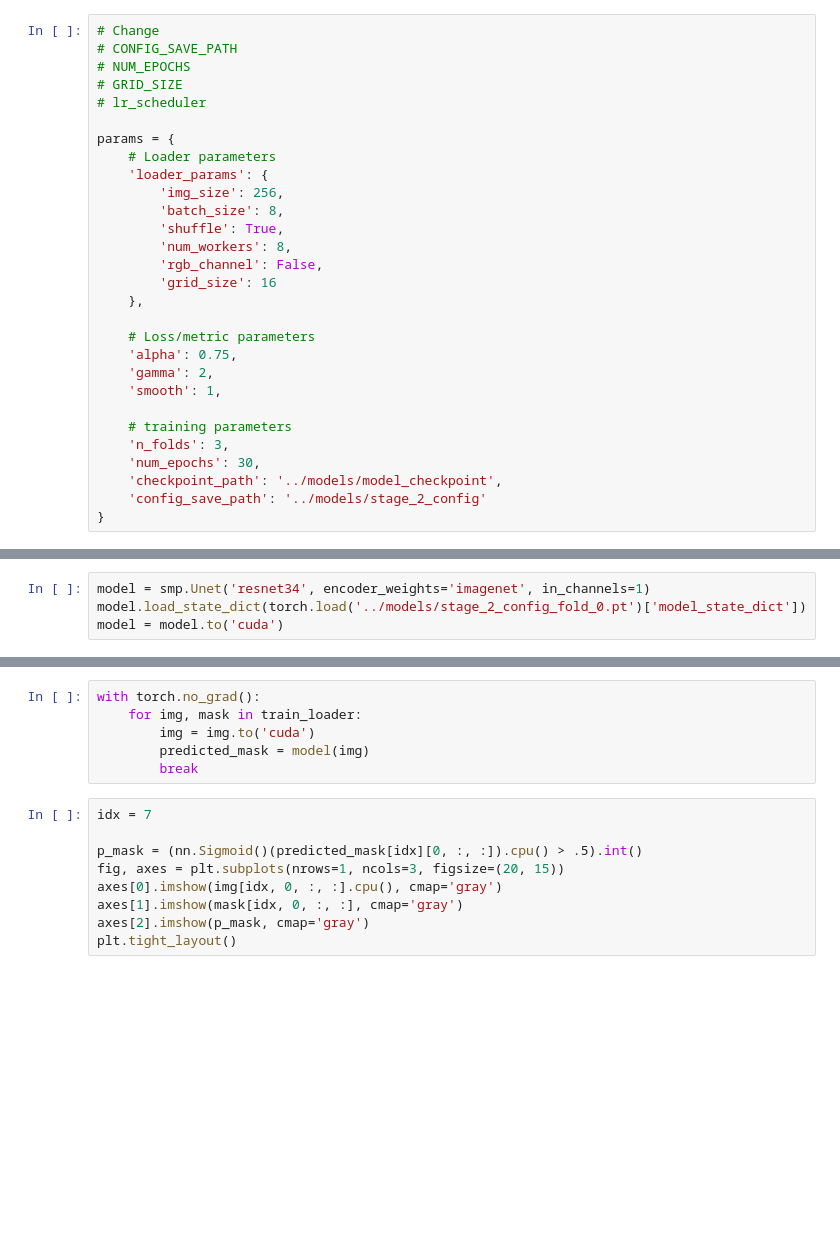
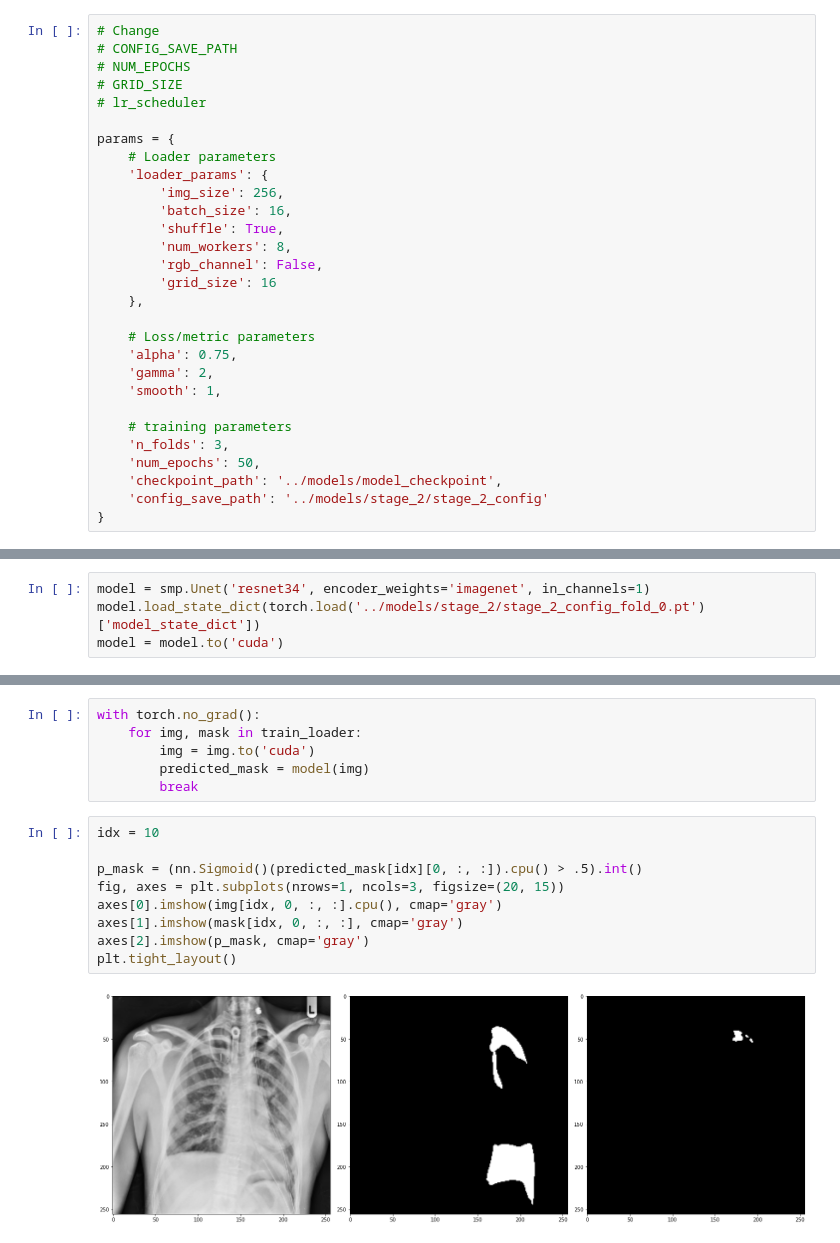
Before and after one commit to Hguimaraes/siim-pneumothorax, a Jupyter notebook: notebooks/04_resnet34_unet_stage2.ipynb, the cells around one changed output, grey strips where cells are left out. Drawn from its saved outputs; the diff is of its cells as text; blank space fills up the shorter version.

```diff
--- a/notebooks/04_resnet34_unet_stage2.ipynb
+++ b/notebooks/04_resnet34_unet_stage2.ipynb
@@ -52,7 +52,7 @@ params = {
     # Loader parameters
     'loader_params': {
         'img_size': 256,
-        'batch_size': 8,
+        'batch_size': 16,
         'shuffle': True,
         'num_workers': 8,
         'rgb_channel': False,
@@ -66,9 +66,9 @@ params = {
 
     # training parameters
     'n_folds': 3,
-    'num_epochs': 30,
+    'num_epochs': 50,
     'checkpoint_path': '../models/model_checkpoint',
-    'config_save_path': '../models/stage_2_config'
+    'config_save_path': '../models/stage_2/stage_2_config'
 }
 # %% [markdown]
 # Data preparation
@@ -269,7 +294,7 @@ print("IoU = mean: {:.3f} | std: {:.3f}".format(
 # Visualization
 # %%
 model = smp.Unet('resnet34', encoder_weights='imagenet', in_channels=1)
-model.load_state_dict(torch.load('../models/stage_2_config_fold_0.pt')['model_state_dict'])
+model.load_state_dict(torch.load('../models/stage_2/stage_2_config_fold_0.pt')['model_state_dict'])
 model = model.to('cuda')
 # %%
 train_loader = get_pneumo_loaders(df=train_dataset, is_train=False, **params['loader_params'])
@@ -280,11 +305,13 @@ with torch.no_grad():
         predicted_mask = model(img)
         break
 # %%
-idx = 7
+idx = 10
 
 p_mask = (nn.Sigmoid()(predicted_mask[idx][0, :, :]).cpu() > .5).int()
 fig, axes = plt.subplots(nrows=1, ncols=3, figsize=(20, 15))
 axes[0].imshow(img[idx, 0, :, :].cpu(), cmap='gray')
 axes[1].imshow(mask[idx, 0, :, :], cmap='gray')
 axes[2].imshow(p_mask, cmap='gray')
 plt.tight_layout()
+# %% [output]
+[figure, added]
```
Also changed, not shown: parts of 6 cells of this notebook, 3 other files.
